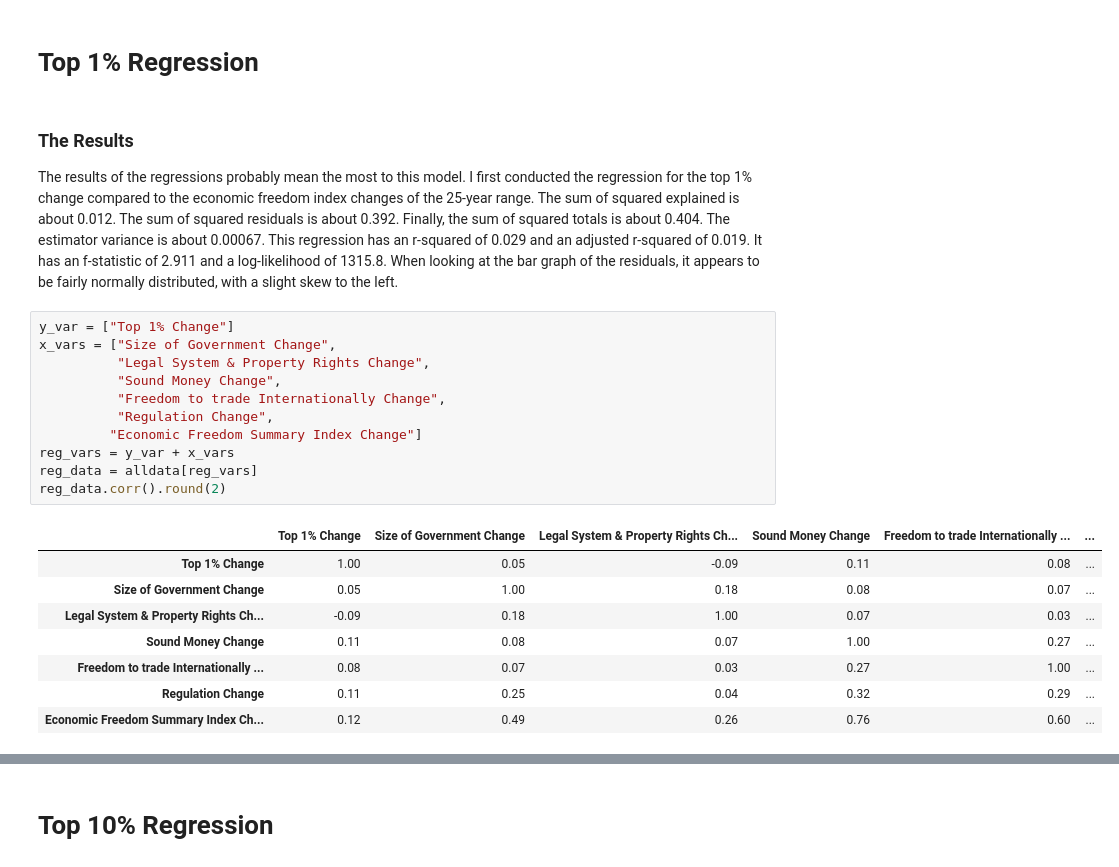
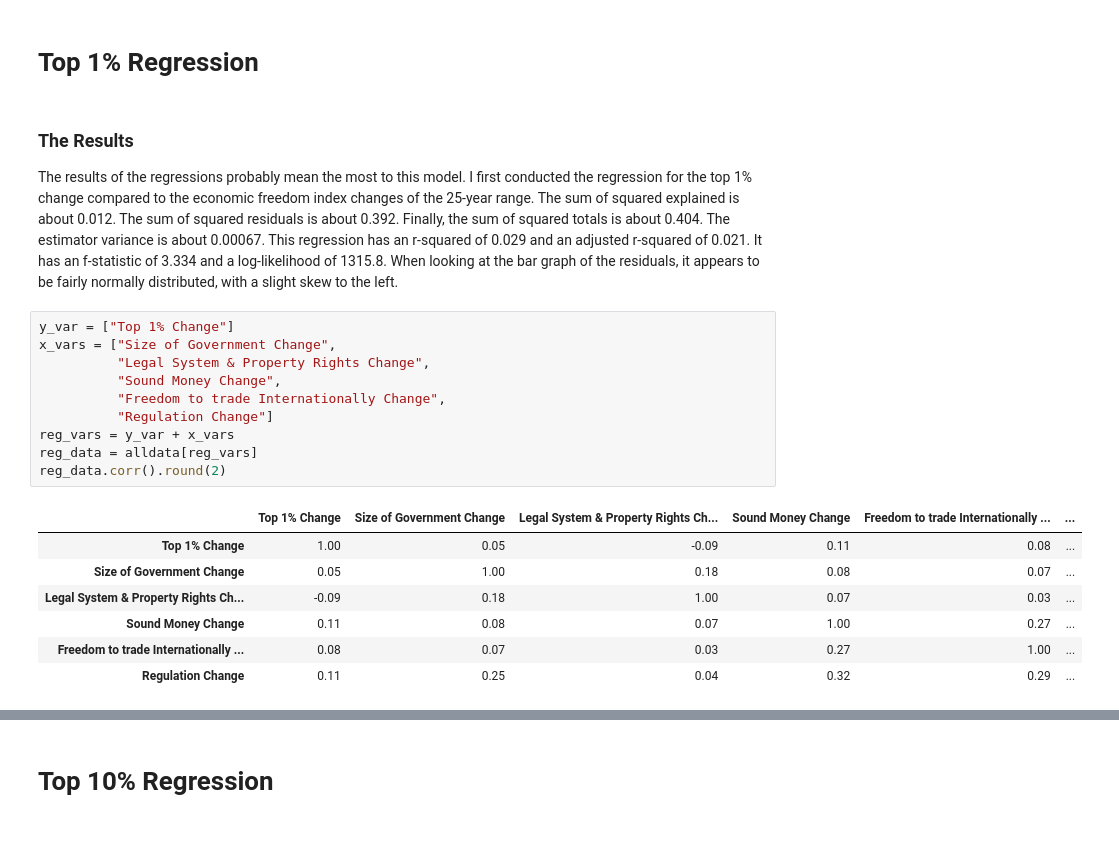
Before and after one commit to audrabuysse/Econ-411, a Jupyter notebook: Semester Project/Semester Project.ipynb, the cells around one changed output, grey strips where cells are left out. Drawn from its saved outputs; the diff is of its cells as text; blank space fills up the shorter version.

```diff
--- a/Semester Project/Semester Project.ipynb
+++ b/Semester Project/Semester Project.ipynb
@@ -877,27 +877,25 @@ I then decided to run an Ordinary Least Squares (OLS) regression on my data. I t
 # Top 1% Regression
 # %% [markdown]
 ### The Results
-The results of the regressions probably mean the most to this model. I first conducted the regression for the top 1% change compared to the economic freedom index changes of the 25-year range. The sum of squared explained is about 0.012. The sum of squared residuals is about 0.392. Finally, the sum of squared totals is about 0.404. The estimator variance is about 0.00067. This regression has an r-squared of 0.029 and an adjusted r-squared of 0.019. It has an f-statistic of 2.911 and a log-likelihood of 1315.8. When looking at the bar graph of the residuals, it appears to be fairly normally distributed, with a slight skew to the left.
+The results of the regressions probably mean the most to this model. I first conducted the regression for the top 1% change compared to the economic freedom index changes of the 25-year range. The sum of squared explained is about 0.012. The sum of squared residuals is about 0.392. Finally, the sum of squared totals is about 0.404. The estimator variance is about 0.00067. This regression has an r-squared of 0.029 and an adjusted r-squared of 0.021. It has an f-statistic of 3.334 and a log-likelihood of 1315.8. When looking at the bar graph of the residuals, it appears to be fairly normally distributed, with a slight skew to the left.
 # %%
 y_var = ["Top 1% Change"]
 x_vars = ["Size of Government Change",
           "Legal System & Property Rights Change",
           "Sound Money Change",
           "Freedom to trade Internationally Change",
-          "Regulation Change",
-         "Economic Freedom Summary Index Change"]
+          "Regulation Change"]
 reg_vars = y_var + x_vars
 reg_data = alldata[reg_vars]
 reg_data.corr().round(2)
 # %% [output]
 |  | Top 1% Change | Size of Government Change | Legal System & Property Rights Ch... | Sound Money Change | Freedom to trade Internationally ... | ... |
 | Top 1% Change | 1.00 | 0.05 | -0.09 | 0.11 | 0.08 | ... |
 | Size of Government Change | 0.05 | 1.00 | 0.18 | 0.08 | 0.07 | ... |
 | Legal System & Property Rights Ch... | -0.09 | 0.18 | 1.00 | 0.07 | 0.03 | ... |
 | Sound Money Change | 0.11 | 0.08 | 0.07 | 1.00 | 0.27 | ... |
 | Freedom to trade Internationally ... | 0.08 | 0.07 | 0.03 | 0.27 | 1.00 | ... |
 | Regulation Change | 0.11 | 0.25 | 0.04 | 0.32 | 0.29 | ... |
-| Economic Freedom Summary Index Ch... | 0.12 | 0.49 | 0.26 | 0.76 | 0.60 | ... |
 # %%
 reg_data['Top 1% Change'] = reg_data['Top 1% Change'].fillna(reg_data["Top 1% Change"].mean())
 reg_data['Size of Government Change'] = reg_data['Size of Government Change'].fillna(reg_data["Size of Government Change"].mean())
```
Also changed, not shown: parts of 44 cells of this notebook.
